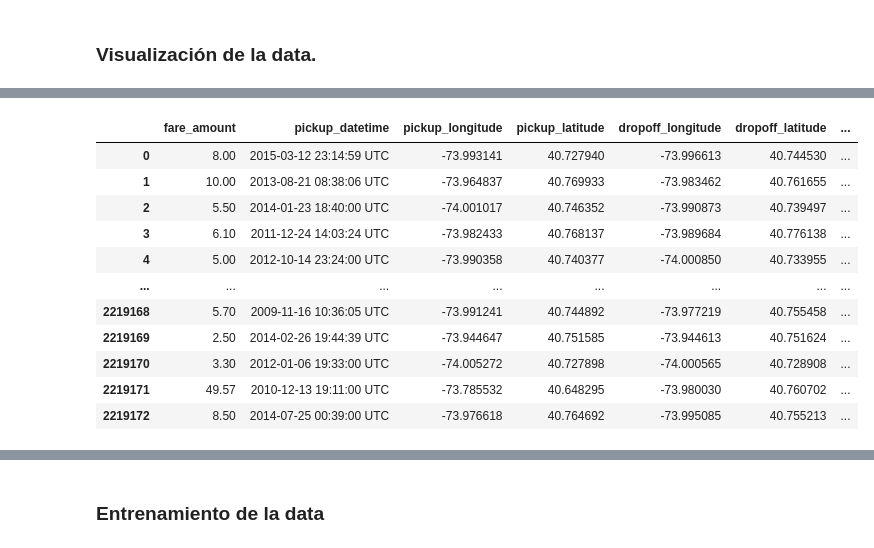
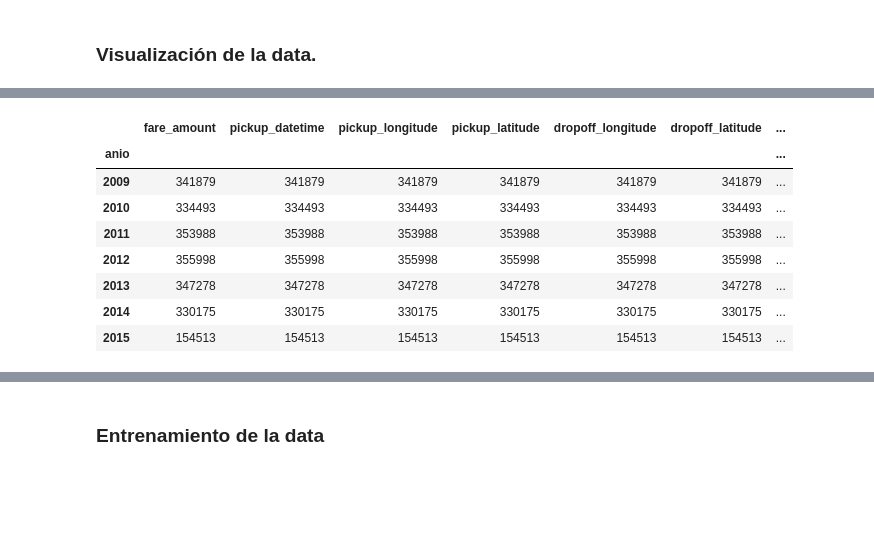
Before and after one commit to kx22peralta/IA---Pr-ctica-Calificada-2, a Jupyter notebook: Predicción de tarifas de taxis.ipynb, the cells around one changed output, grey strips where cells are left out. Saved outputs shown, nothing was run; the diff lists cells and outputs as text; code cells hidden in the pictures; blank space fills up the shorter version.

```diff
--- a/Predicción de tarifas de taxis.ipynb
+++ b/Predicción de tarifas de taxis.ipynb
@@ -37,7 +37,7 @@ time: 16 ms (started: 2021-06-12 20:58:21 -05:00)
 # Importamos pyspark
 from pyspark import SparkConf, SparkContext
 # Variable de configuración
-conf = SparkConf().setMaster("local[*]").setAppName("ModeloML")
+conf = SparkConf().setMaster("local[*]").setAppName("ModeloML").set("spark.driver.maxResultSize","0")
 # Iniciamos un contexto spark (solo se ejecuta uno. Para ejecutar otra vez , reiniciar el kernel)
 sc = SparkContext(conf = conf)
 sc
@@ -578,16 +540,13 @@ time: 268 µs (started: 2021-06-11 20:19:26 -05:00)
 # %%
 #Mostrando la data
-display(pandasData)
+display(pandasData.groupby("anio").count())
 # %% [output]
 |  | fare_amount | pickup_datetime | pickup_longitude | pickup_latitude | dropoff_longitude | dropoff_latitude | ... |
-| 0 | 8.00 | 2015-03-12 23:14:59 UTC | -73.993141 | 40.727940 | -73.996613 | 40.744530 | ... |
-| 1 | 10.00 | 2013-08-21 08:38:06 UTC | -73.964837 | 40.769933 | -73.983462 | 40.761655 | ... |
-| 2 | 5.50 | 2014-01-23 18:40:00 UTC | -74.001017 | 40.746352 | -73.990873 | 40.739497 | ... |
-| 3 | 6.10 | 2011-12-24 14:03:24 UTC | -73.982433 | 40.768137 | -73.989684 | 40.776138 | ... |
-| 4 | 5.00 | 2012-10-14 23:24:00 UTC | -73.990358 | 40.740377 | -74.000850 | 40.733955 | ... |
-| ... | ... | ... | ... | ... | ... | ... | ... |
-| 2219168 | 5.70 | 2009-11-16 10:36:05 UTC | -73.991241 | 40.744892 | -73.977219 | 40.755458 | ... |
-| 2219169 | 2.50 | 2014-02-26 19:44:39 UTC | -73.944647 | 40.751585 | -73.944613 | 40.751624 | ... |
-| 2219170 | 3.30 | 2012-01-06 19:33:00 UTC | -74.005272 | 40.727898 | -74.000565 | 40.728908 | ... |
-| 2219171 | 49.57 | 2010-12-13 19:11:00 UTC | -73.785532 | 40.648295 | -73.980030 | 40.760702 | ... |
-| 2219172 | 8.50 | 2014-07-25 00:39:00 UTC | -73.976618 | 40.764692 | -73.995085 | 40.755213 | ... |
+| anio |  |  |  |  |  |  | ... |
+| 2009 | 341879 | 341879 | 341879 | 341879 | 341879 | 341879 | ... |
+| 2010 | 334493 | 334493 | 334493 | 334493 | 334493 | 334493 | ... |
+| 2011 | 353988 | 353988 | 353988 | 353988 | 353988 | 353988 | ... |
+| 2012 | 355998 | 355998 | 355998 | 355998 | 355998 | 355998 | ... |
+| 2013 | 347278 | 347278 | 347278 | 347278 | 347278 | 347278 | ... |
+| 2014 | 330175 | 330175 | 330175 | 330175 | 330175 | 330175 | ... |
+| 2015 | 154513 | 154513 | 154513 | 154513 | 154513 | 154513 | ... |
```
Also changed, not shown: parts of 52 cells of this notebook.
